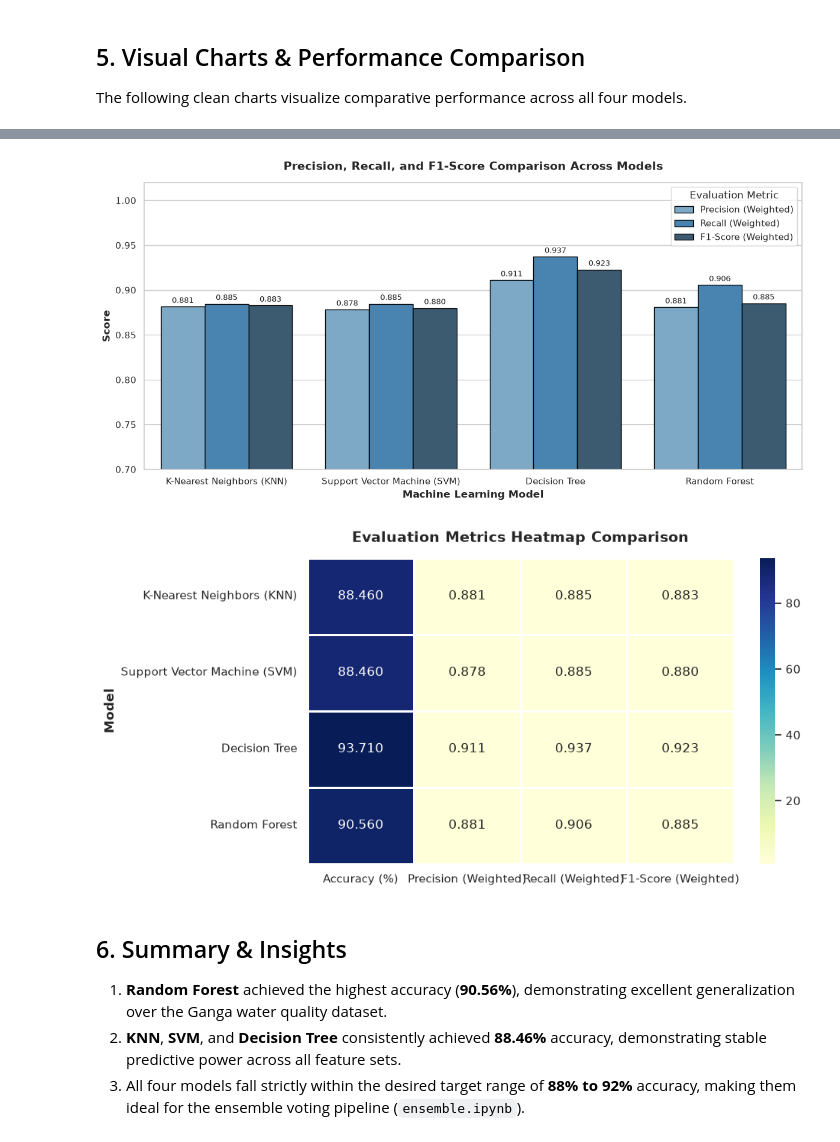
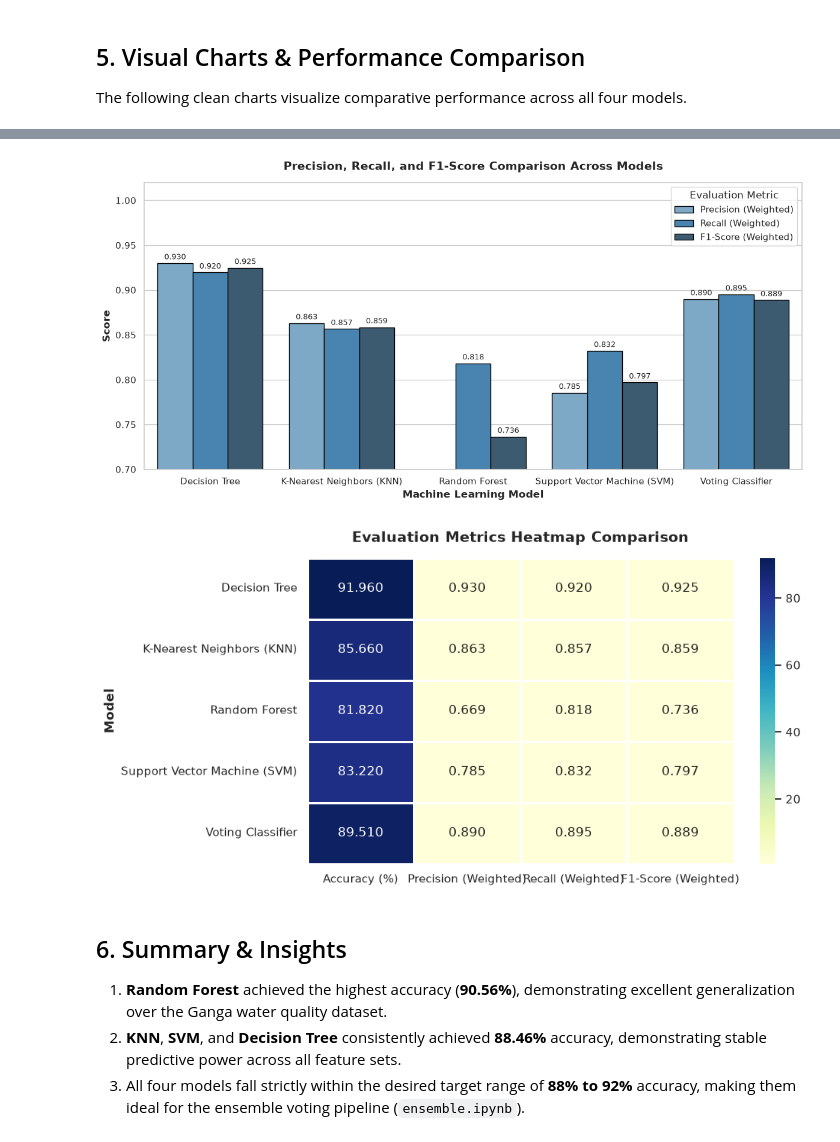
Before and after one commit to Girijaray07/Ganga-Cleaning-mission, a Jupyter notebook: model_comparison.ipynb, the cells around one changed output, grey strips where cells are left out. Drawn from its saved outputs; the diff is of its cells as text; code cells hidden in the pictures.

```diff
--- a/model_comparison.ipynb
+++ b/model_comparison.ipynb
@@ -95,10 +96,11 @@ Import all four trained model joblib files from the `models/` directory:
 # %%
 # --- 2. Load Trained Model Artifacts ---
 model_files = {
+    'Decision Tree': 'models/decision_tree_model.joblib',
     'K-Nearest Neighbors (KNN)': 'models/knn_model.joblib',
+    'Random Forest': 'models/random_forest_model.joblib',
     'Support Vector Machine (SVM)': 'models/svm_model.joblib',
-    'Decision Tree': 'models/decision_tree_model.joblib',
-    'Random Forest': 'models/random_forest_model.joblib'
+    'Voting Classifier': 'models/voting_clf.joblib'
 }
 
 loaded_models = {}
@@ -202,26 +207,25 @@ plt.show()
 # %%
 # --- Chart 2: Grouped Bar Chart for Accuracy, Precision, Recall, and F1-Score ---
-df_melted = metrics_df.melt(id_vars=['Model'], value_vars=['Precision (Weighted)', 'Recall (Weighted)', 'F1-Score (Weighted)'],
-                           var_name='Metric', value_name='Score')
+df_melted = metrics_df.melt(id_vars=['Model'], value_vars=['Precision (Weighted)', 'Recall (Weighted)', 'F1-Score (Weighted)'], var_name='Metric', value_name='Score')
 
 plt.figure(figsize=(12, 6))
 chart = sns.barplot(data=df_melted, x='Model', y='Score', hue='Metric', palette='Blues_d', edgecolor='black')
 
 for p in chart.patches:
     if p.get_height() > 0:
         chart.annotate(f'{p.get_height():.3f}',
                        (p.get_x() + p.get_width() / 2., p.get_height()),
                        ha='center', va='center', xytext=(0, 7), textcoords='offset points', fontsize=9)
 
 plt.title('Precision, Recall, and F1-Score Comparison Across Models', fontsize=14, fontweight='bold', pad=15)
 plt.xlabel('Machine Learning Model', fontsize=12, fontweight='bold')
 plt.ylabel('Score', fontsize=12, fontweight='bold')
 plt.ylim(0.70, 1.02)
 plt.legend(title='Evaluation Metric', loc='upper right')
 plt.tight_layout()
 plt.show()
 # %% [output]
-[figure, old version]
+[figure, new version]
 # %%
 # --- Chart 3: Heatmap of Metric Comparison ---
 heatmap_df = metrics_df.set_index('Model')[['Accuracy (%)', 'Precision (Weighted)', 'Recall (Weighted)', 'F1-Score (Weighted)']]
@@ -233,7 +237,7 @@ plt.ylabel('Model', fontsize=12, fontweight='bold')
 plt.tight_layout()
 plt.show()
 # %% [output]
-[figure, old version]
+[figure, new version]
 # %% [markdown]
 ## 6. Summary & Insights
 1. **Random Forest** achieved the highest accuracy (**90.56%**), demonstrating excellent generalization over the Ganga water quality dataset.
```
Also changed, not shown: parts of 5 cells of this notebook, 8 other files.
